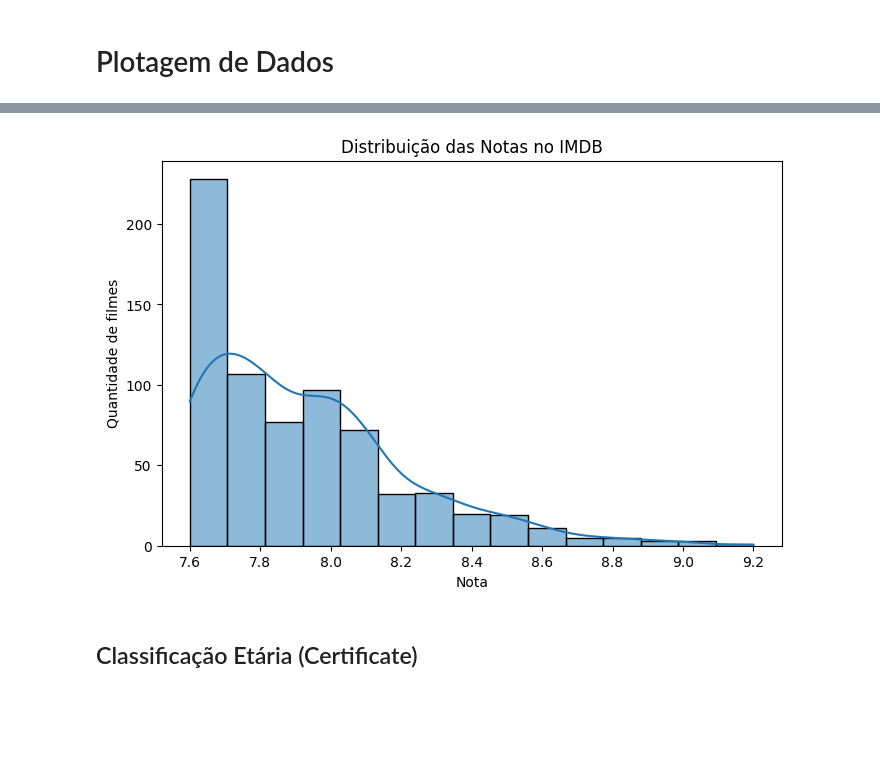
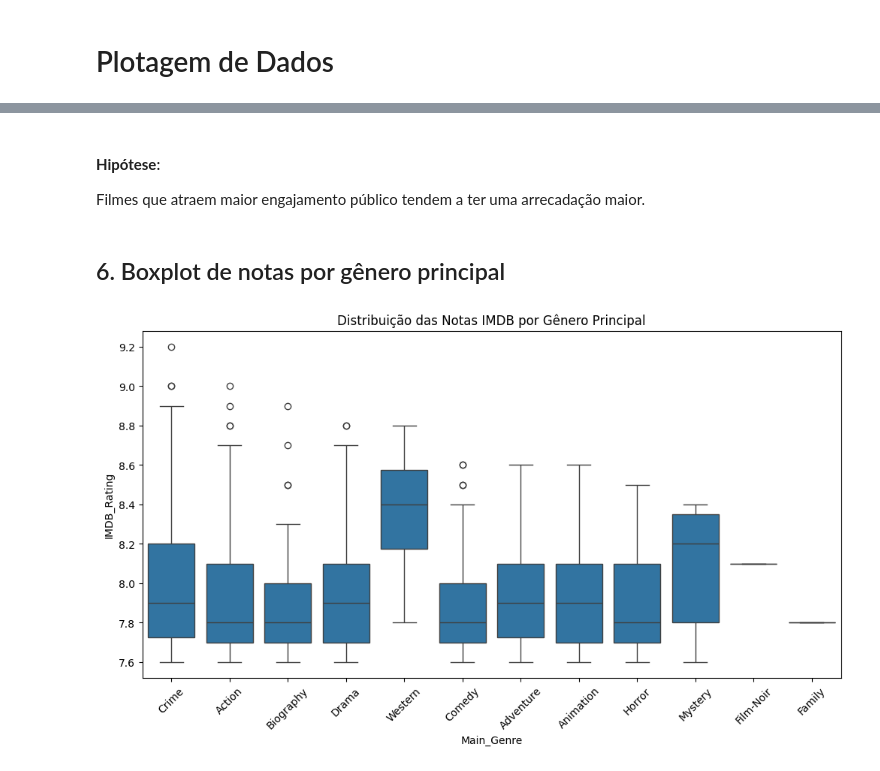
Before and after one commit to rodrigosena17/LH_CD_RodrigoSena, a Jupyter notebook: Jupyter Notebook/LH_CD_RodrigoSena.ipynb, the cells around one changed output, grey strips where cells are left out. Drawn from its saved outputs; the diff is of its cells as text; code cells hidden in the pictures; blank space fills up the shorter version.

Commit message:
Adding boxplots, histrograms and scatter graphs. beginning IMDB_Rating prediction code.

```diff
--- a/Jupyter Notebook/LH_CD_RodrigoSena.ipynb
+++ b/Jupyter Notebook/LH_CD_RodrigoSena.ipynb
@@ -319,11 +383,13 @@ frequencia_stars.iloc[:15]
+# %% [markdown]
+#### **Hipótese**:
+Filmes que atraem maior engajamento público tendem a ter uma arrecadação maior.
+# %% [markdown]
+## 6. Boxplot de notas por gênero principal
 # %%
-plt.figure(figsize=(8,5))
-sns.histplot(df['IMDB_Rating'], bins=15, kde=True)
-plt.title("Distribuição das Notas no IMDB")
-plt.xlabel("Nota")
-plt.ylabel("Quantidade de filmes")
+plt.figure(figsize=(12,6))
+sns.boxplot(x='Main_Genre', y='IMDB_Rating', data=df)
+plt.title('Distribuição das Notas IMDB por Gênero Principal')
+plt.xticks(rotation=45)
 plt.show()
 # %% [output]
-[figure, old version]
+[figure, new version]
-# %% [markdown]
-## Classificação Etária (Certificate)
```
Also changed, not shown: parts of 20 cells of this notebook, 9 other files.
